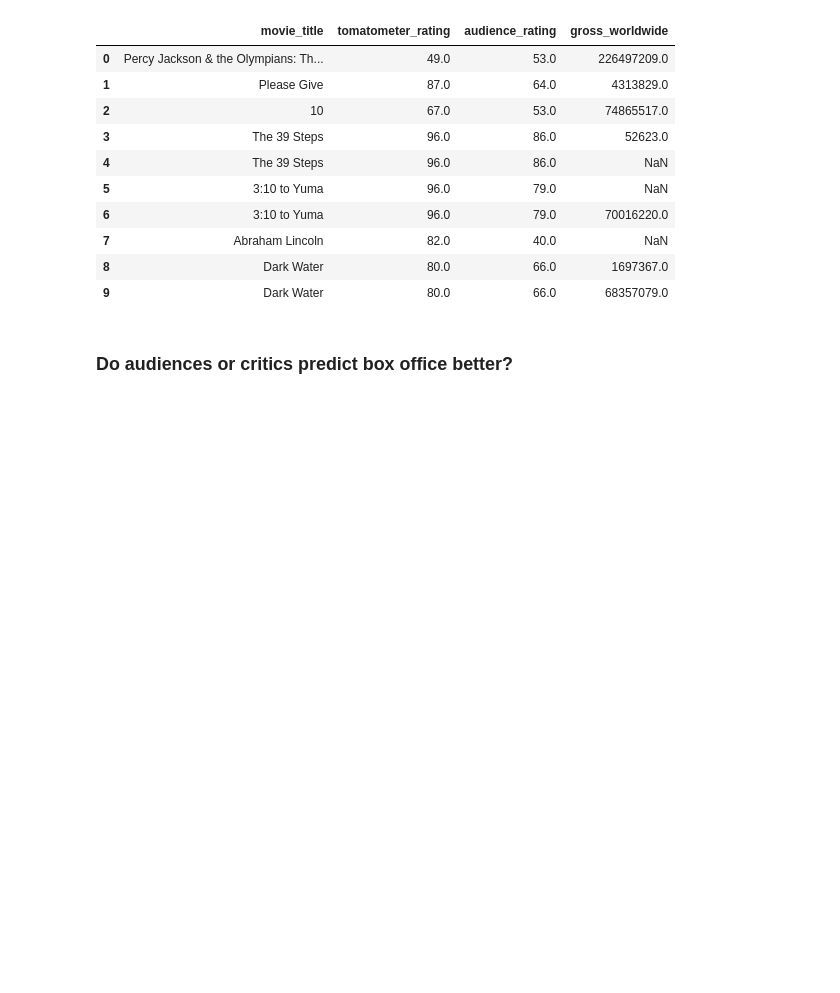
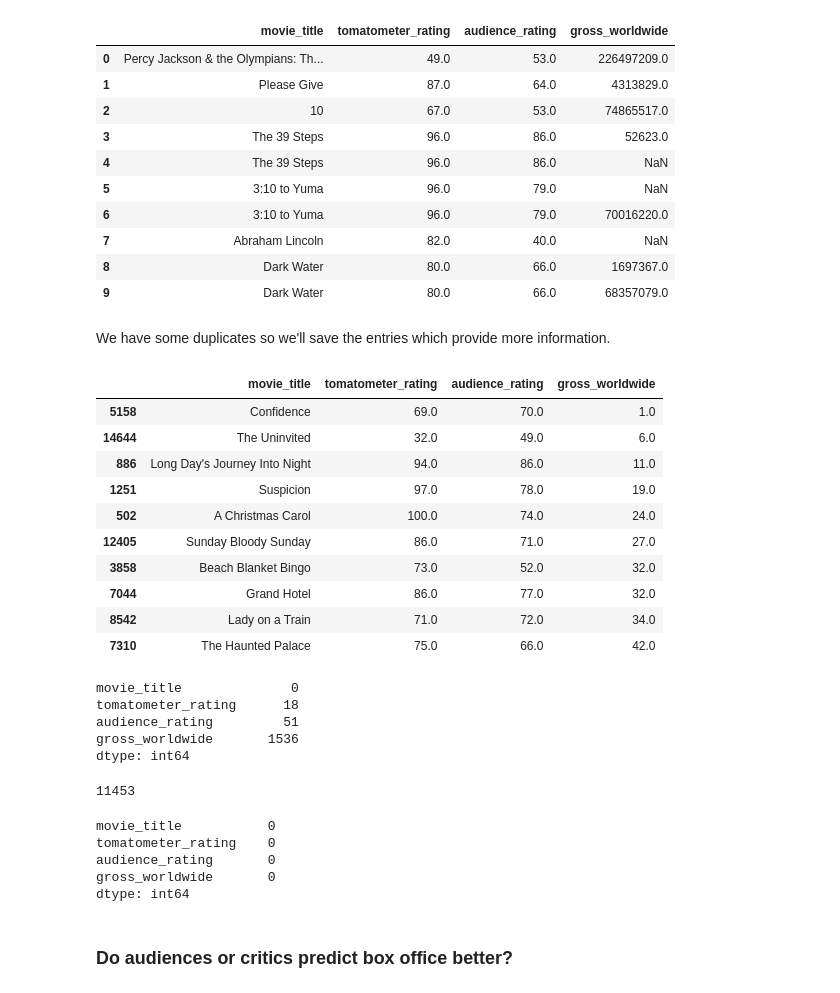
Before and after one commit to violina-www/data_science_26_project, a Jupyter notebook: Movies_Project.ipynb, the cells around one changed output. Drawn from its saved outputs; the diff is of its cells as text; code cells hidden in the pictures; blank space fills up the shorter version.

```diff
--- a/Movies_Project.ipynb
+++ b/Movies_Project.ipynb
@@ -498,6 +569,60 @@ merged_data.head(10)
 | 7 | Abraham Lincoln | 82.0 | 40.0 | NaN |
 | 8 | Dark Water | 80.0 | 66.0 | 1697367.0 |
 | 9 | Dark Water | 80.0 | 66.0 | 68357079.0 |
+# %% [markdown]
+We have some duplicates so we'll save the entries which provide more information.
+# %%
+merged_data = merged_data.sort_values(
+    by='gross_worldwide',
+    na_position='last'
+)
+
+merged_data = merged_data.drop_duplicates(
+    subset='movie_title',
+    keep='first'
+)
+
+merged_data.head(10)
+# %% [output]
+|  | movie_title | tomatometer_rating | audience_rating | gross_worldwide |
+| 5158 | Confidence | 69.0 | 70.0 | 1.0 |
+| 14644 | The Uninvited | 32.0 | 49.0 | 6.0 |
+| 886 | Long Day's Journey Into Night | 94.0 | 86.0 | 11.0 |
+| 1251 | Suspicion | 97.0 | 78.0 | 19.0 |
+| 502 | A Christmas Carol | 100.0 | 74.0 | 24.0 |
+| 12405 | Sunday Bloody Sunday | 86.0 | 71.0 | 27.0 |
+| 3858 | Beach Blanket Bingo | 73.0 | 52.0 | 32.0 |
+| 7044 | Grand Hotel | 86.0 | 77.0 | 32.0 |
+| 8542 | Lady on a Train | 71.0 | 72.0 | 34.0 |
+| 7310 | The Haunted Palace | 75.0 | 66.0 | 42.0 |
+# %%
+merged_data.isna().sum()
+# %% [output]
+movie_title              0
+tomatometer_rating      18
+audience_rating         51
+gross_worldwide       1536
+dtype: int64
+# %%
+len(merged_data)
+# %% [output]
+11453
+# %%
+analysis_data = merged_data.dropna(
+    subset=[
+        'tomatometer_rating',
+        'audience_rating',
+        'gross_worldwide'
+    ]
+)
+
+analysis_data.isna().sum()
+# %% [output]
+movie_title           0
+tomatometer_rating    0
+audience_rating       0
+gross_worldwide       0
+dtype: int64
 # %% [markdown]
 ### Do audiences or critics predict box office better?
 # %%
```
Also changed, not shown: parts of 9 cells of this notebook.
